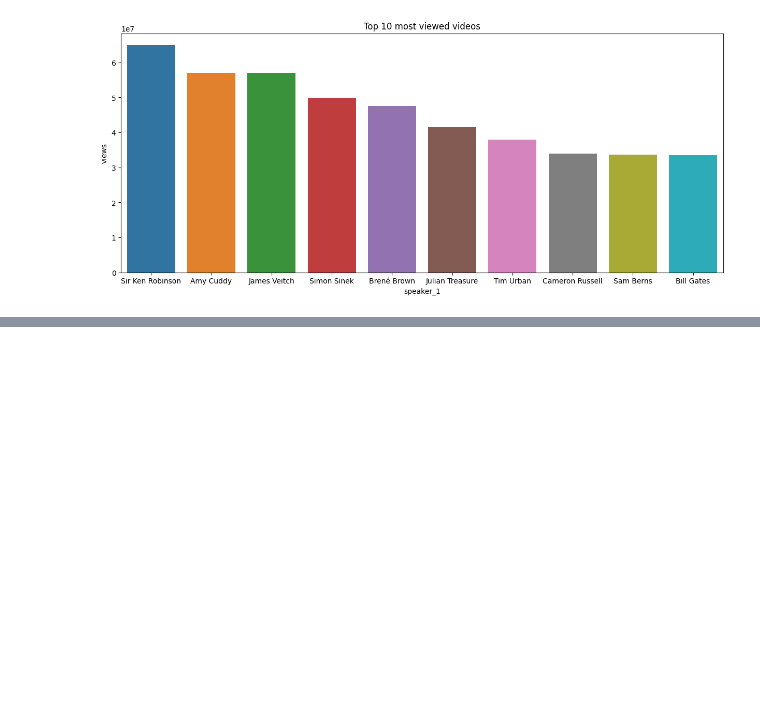
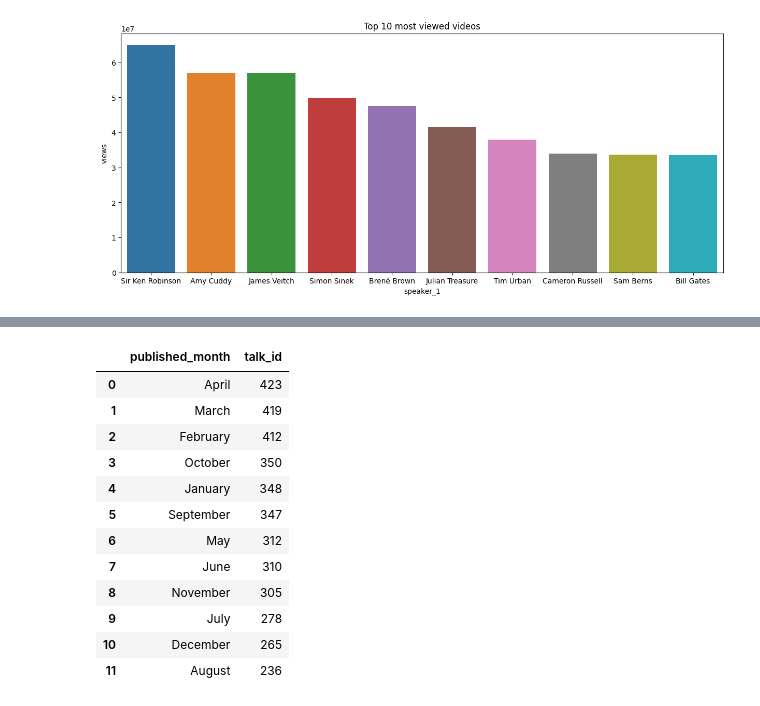
Before and after one commit to Mohamed-Harish-M-123/Capstone-Project-II, a Jupyter notebook: TED_Talks_views_prediction.ipynb, the cells around one changed output, grey strips where cells are left out. Cells and saved outputs as stored; diff of their text form; code cells hidden in the pictures; blank space fills up the shorter version.

```diff
--- a/TED_Talks_views_prediction.ipynb
+++ b/TED_Talks_views_prediction.ipynb
@@ -184,0 +214,21 @@ sns.barplot(data = mostViewedVideo, x = 'speaker_1', y = 'views')
+# %%
+# Lets check which published month and day of the videos bagged more views in our dataset.
+
+majority_published_month = ted_talks_dataframe[['published_month', 'talk_id']].groupby('published_month').agg({'talk_id' : 'count'})
+majority_published_month = majority_published_month.sort_values(by= 'talk_id', ascending= False)
+majority_published_month.reset_index(inplace=True)
+majority_published_month
+# %% [output]
+|  | published_month | talk_id |
+| 0 | April | 423 |
+| 1 | March | 419 |
+| 2 | February | 412 |
+| 3 | October | 350 |
+| 4 | January | 348 |
+| 5 | September | 347 |
+| 6 | May | 312 |
+| 7 | June | 310 |
+| 8 | November | 305 |
+| 9 | July | 278 |
+| 10 | December | 265 |
+| 11 | August | 236 |
```
Also changed, not shown: parts of 3 cells of this notebook.
